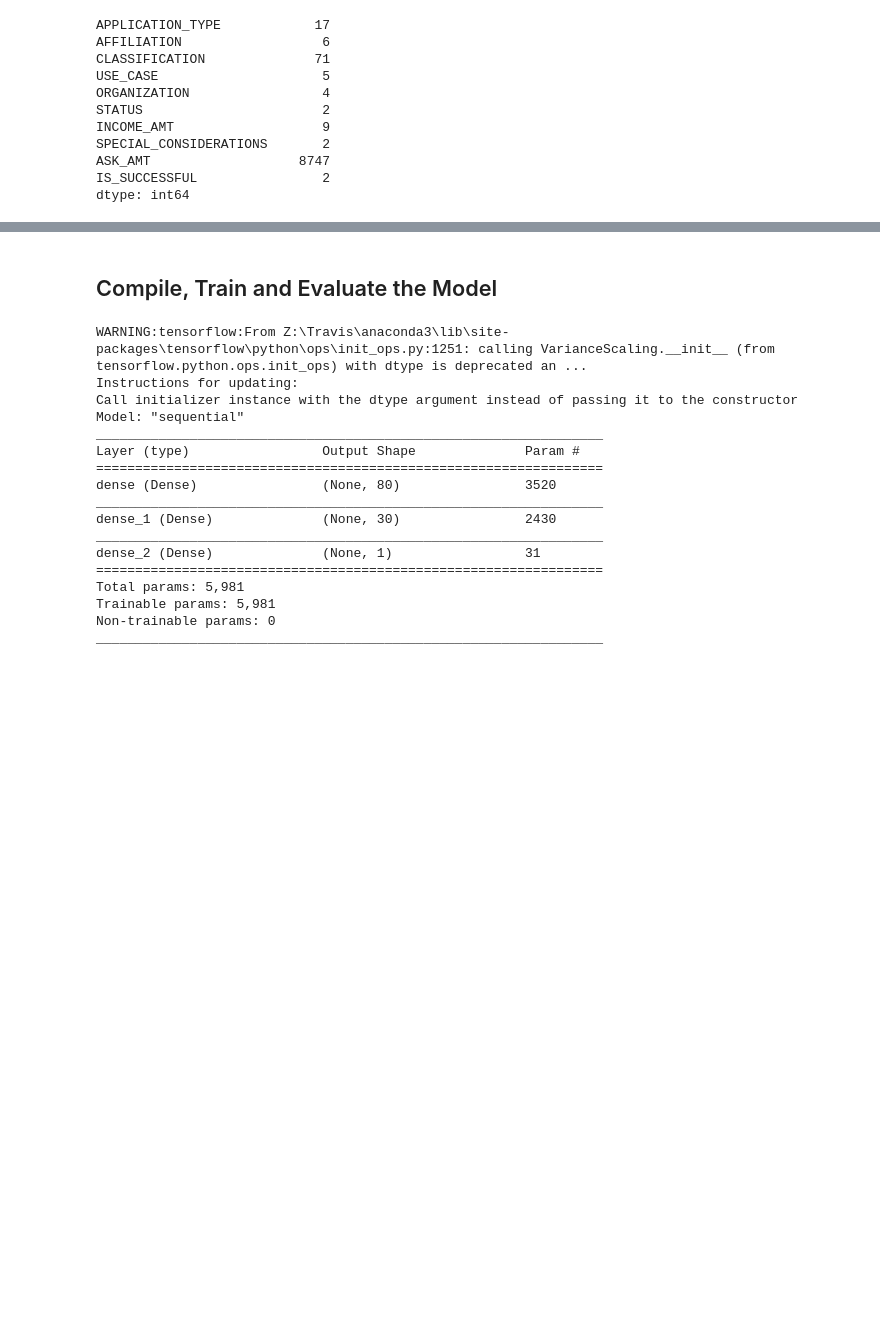
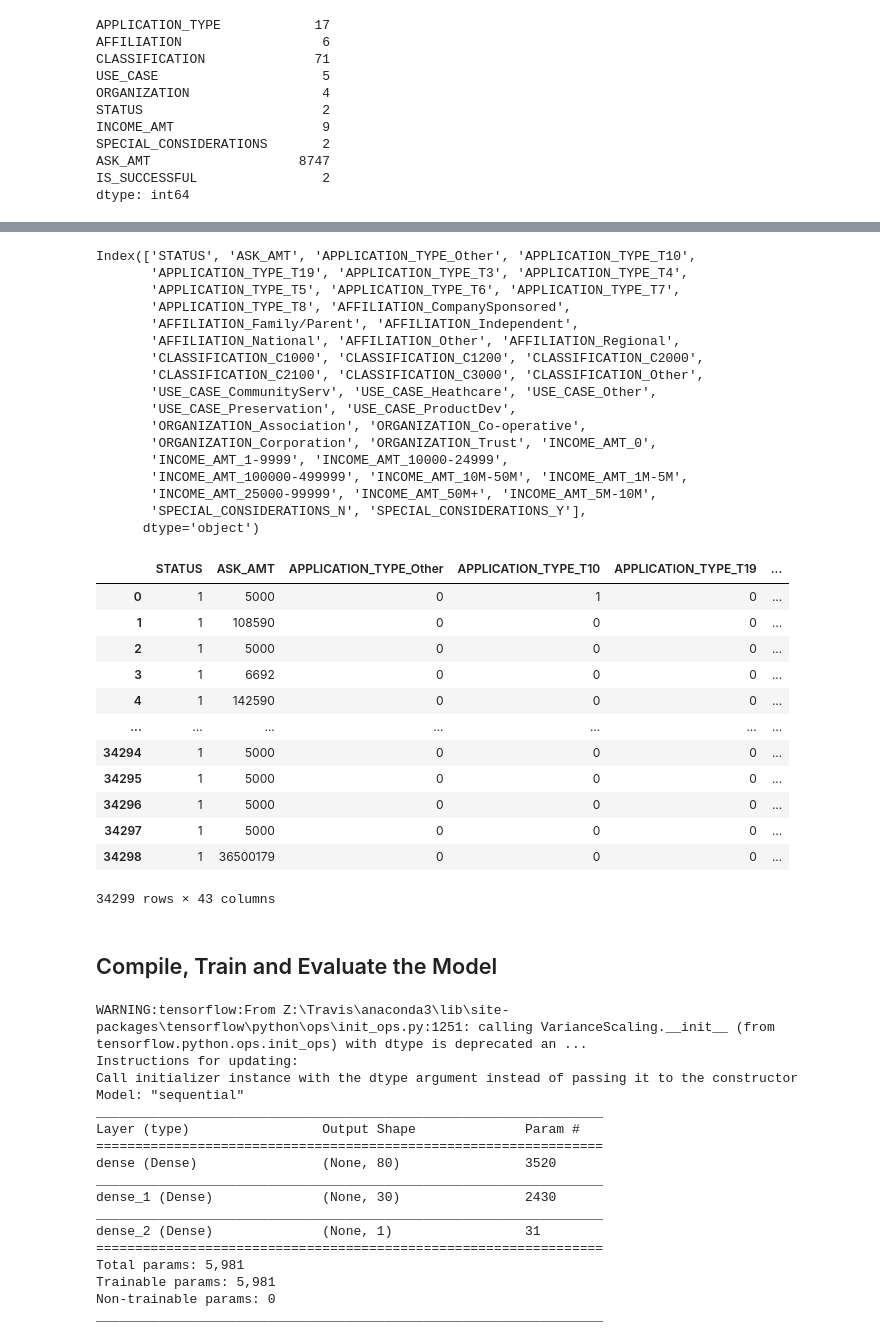
Before and after one commit to mbruns13/deep-learning-challenge, a Jupyter notebook: Starter_Code.ipynb, the cells around one changed output, grey strips where cells are left out. Drawn from its saved outputs; the diff is of its cells as text; code cells hidden in the pictures; blank space fills up the shorter version.

```diff
--- a/Starter_Code.ipynb
+++ b/Starter_Code.ipynb
@@ -64,0 +72,12 @@ dtype: int64
+# %%
+# Choose a cutoff value and create a list of application types to be replaced
+# use the variable name `application_types_to_replace`
+application_types_to_replace = ['T9', 'T13', 'T12', 'T2', 'T25', 'T14', 'T29', 'T15', 'T17']
+
+
+# Replace in dataframe
+for app in application_types_to_replace:
+    application_df['APPLICATION_TYPE'] = application_df['APPLICATION_TYPE'].replace(app,"Other")
+
+# Check to make sure binning was successful
+application_df['APPLICATION_TYPE'].value_counts()
@@ -86,0 +111,4 @@ Name: APPLICATION_TYPE, dtype: int64
+# %%
+# You may find it helpful to look at CLASSIFICATION value counts >1
+vc = application_df.CLASSIFICATION.value_counts()
+print (vc[vc > 1])
@@ -87,12 +123,14 @@ Name: APPLICATION_TYPE, dtype: int64
 # %%
-# Choose a cutoff value and create a list of application types to be replaced
-# use the variable name `application_types_to_replace`
-
-
+# Choose a cutoff value and create a list of classifications to be replaced
+# use the variable name `classifications_to_replace`
+classifications_to_replace = []
+for i in range(len(vc)):
+    if vc[i] < 1883:
+        classifications_to_replace.append(vc.index[i])
 
 # Replace in dataframe
-for app in application_types_to_replace:
-    application_df['APPLICATION_TYPE'] = application_df['APPLICATION_TYPE'].replace(app,"Other")
+for cls in classifications_to_replace:
+    application_df['CLASSIFICATION'] = application_df['CLASSIFICATION'].replace(cls,"Other")
 
 # Check to make sure binning was successful
-application_df['APPLICATION_TYPE'].value_counts()
+application_df['CLASSIFICATION'].value_counts()
@@ -187,0 +154,40 @@ Name: CLASSIFICATION, dtype: int64
+# %%
+# Split our preprocessed data into our features and target arrays
+y = application_df.IS_SUCCESSFUL.values
+X = application_df.drop('IS_SUCCESSFUL', axis=1)
+
+# Convert categorical data to numeric with `pd.get_dummies`
+X_dummies = pd.get_dummies(X)
+print(X_dummies.columns)
+X_dummies
+# %% [output]
+Index(['STATUS', 'ASK_AMT', 'APPLICATION_TYPE_Other', 'APPLICATION_TYPE_T10',
+       'APPLICATION_TYPE_T19', 'APPLICATION_TYPE_T3', 'APPLICATION_TYPE_T4',
+       'APPLICATION_TYPE_T5', 'APPLICATION_TYPE_T6', 'APPLICATION_TYPE_T7',
+       'APPLICATION_TYPE_T8', 'AFFILIATION_CompanySponsored',
+       'AFFILIATION_Family/Parent', 'AFFILIATION_Independent',
+       'AFFILIATION_National', 'AFFILIATION_Other', 'AFFILIATION_Regional',
+       'CLASSIFICATION_C1000', 'CLASSIFICATION_C1200', 'CLASSIFICATION_C2000',
+       'CLASSIFICATION_C2100', 'CLASSIFICATION_C3000', 'CLASSIFICATION_Other',
+       'USE_CASE_CommunityServ', 'USE_CASE_Heathcare', 'USE_CASE_Other',
+       'USE_CASE_Preservation', 'USE_CASE_ProductDev',
+       'ORGANIZATION_Association', 'ORGANIZATION_Co-operative',
+       'ORGANIZATION_Corporation', 'ORGANIZATION_Trust', 'INCOME_AMT_0',
+       'INCOME_AMT_1-9999', 'INCOME_AMT_10000-24999',
+       'INCOME_AMT_100000-499999', 'INCOME_AMT_10M-50M', 'INCOME_AMT_1M-5M',
+       'INCOME_AMT_25000-99999', 'INCOME_AMT_50M+', 'INCOME_AMT_5M-10M',
+       'SPECIAL_CONSIDERATIONS_N', 'SPECIAL_CONSIDERATIONS_Y'],
+      dtype='object')
+|  | STATUS | ASK_AMT | APPLICATION_TYPE_Other | APPLICATION_TYPE_T10 | APPLICATION_TYPE_T19 | ... |
+| 0 | 1 | 5000 | 0 | 1 | 0 | ... |
+| 1 | 1 | 108590 | 0 | 0 | 0 | ... |
+| 2 | 1 | 5000 | 0 | 0 | 0 | ... |
+| 3 | 1 | 6692 | 0 | 0 | 0 | ... |
+| 4 | 1 | 142590 | 0 | 0 | 0 | ... |
+| ... | ... | ... | ... | ... | ... | ... |
+| 34294 | 1 | 5000 | 0 | 0 | 0 | ... |
+| 34295 | 1 | 5000 | 0 | 0 | 0 | ... |
+| 34296 | 1 | 5000 | 0 | 0 | 0 | ... |
+| 34297 | 1 | 5000 | 0 | 0 | 0 | ... |
+| 34298 | 1 | 36500179 | 0 | 0 | 0 | ... |
+34299 rows × 43 columns
```
Also changed, not shown: parts of 19 cells of this notebook.
